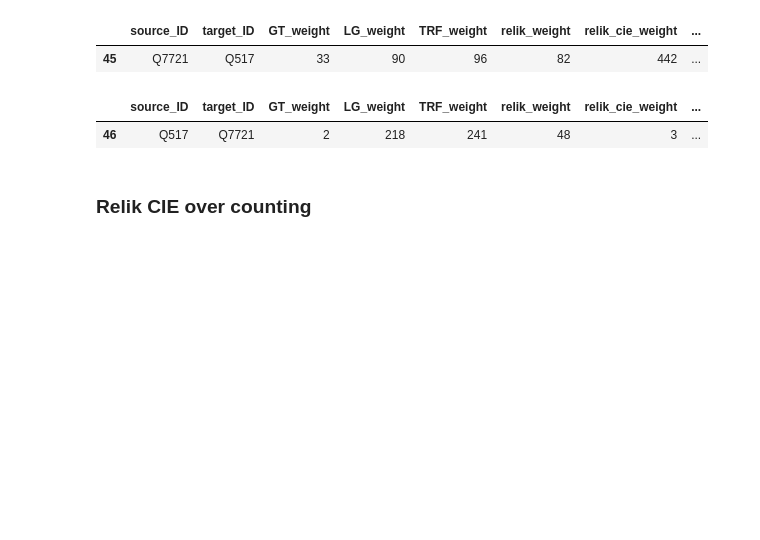
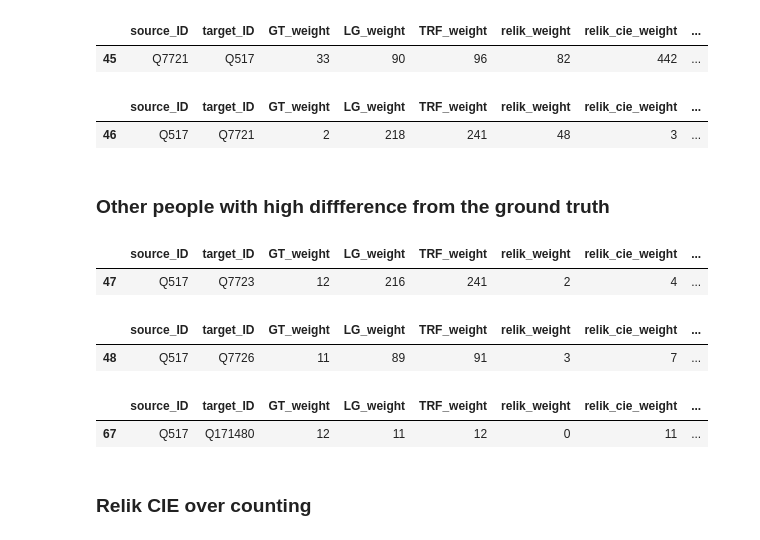
Before and after one commit to Karima-m/BSc_Project_Fall2026, a Jupyter notebook: notebooks/06_analysis.ipynb, the cells around one changed output. Cells and saved outputs as stored; diff of their text form; code cells hidden in the pictures; blank space fills up the shorter version.

```diff
--- a/notebooks/06_analysis.ipynb
+++ b/notebooks/06_analysis.ipynb
@@ -241,6 +241,28 @@ weight_df[weight_df['target_ID']=='Q7721']
 # %% [output]
 |  | source_ID | target_ID | GT_weight | LG_weight | TRF_weight | relik_weight | relik_cie_weight | ... |
 | 46 | Q517 | Q7721 | 2 | 218 | 241 | 48 | 3 | ... |
+# %% [markdown]
+### Other people with high diffference from the ground truth
+# %%
+# Napoleon Bonaparte -> Napoleon II
+weight_df[weight_df['target_ID']=='Q7723']
+# %% [output]
+|  | source_ID | target_ID | GT_weight | LG_weight | TRF_weight | relik_weight | relik_cie_weight | ... |
+| 47 | Q517 | Q7723 | 12 | 216 | 241 | 2 | 4 | ... |
+# %%
+# Napoleon Bonaparte -> Joesph Bonaparte
+weight_df[weight_df['target_ID']=='Q7726']
+# %% [output]
+|  | source_ID | target_ID | GT_weight | LG_weight | TRF_weight | relik_weight | relik_cie_weight | ... |
+| 48 | Q517 | Q7726 | 11 | 89 | 91 | 3 | 7 | ... |
+# %%
+# Napoleon Bonaparte -> Joséphine de Beauharnais
+weight_df[weight_df['target_ID']=='Q171480']
+# case where we see that relik wikipedia matching to relik's labels doesn't work
+# but why is spotlight not working?
+# %% [output]
+|  | source_ID | target_ID | GT_weight | LG_weight | TRF_weight | relik_weight | relik_cie_weight | ... |
+| 67 | Q517 | Q171480 | 12 | 11 | 12 | 0 | 11 | ... |
 # %% [markdown]
 ### Relik CIE over counting
 # %%
```
Also changed, not shown: parts of 1 cell of this notebook.
